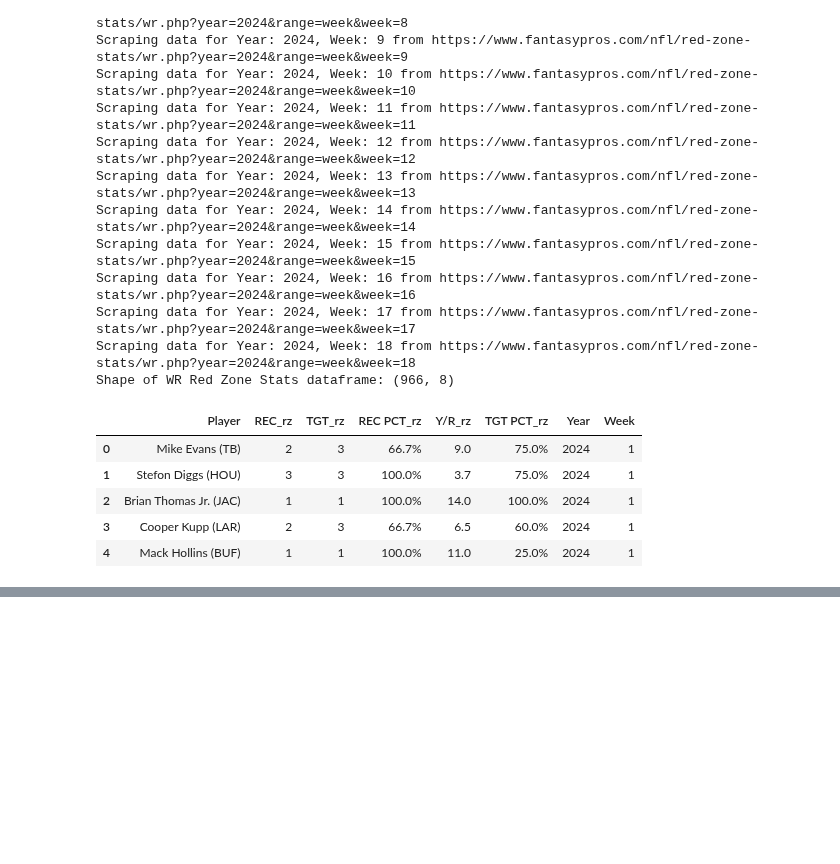
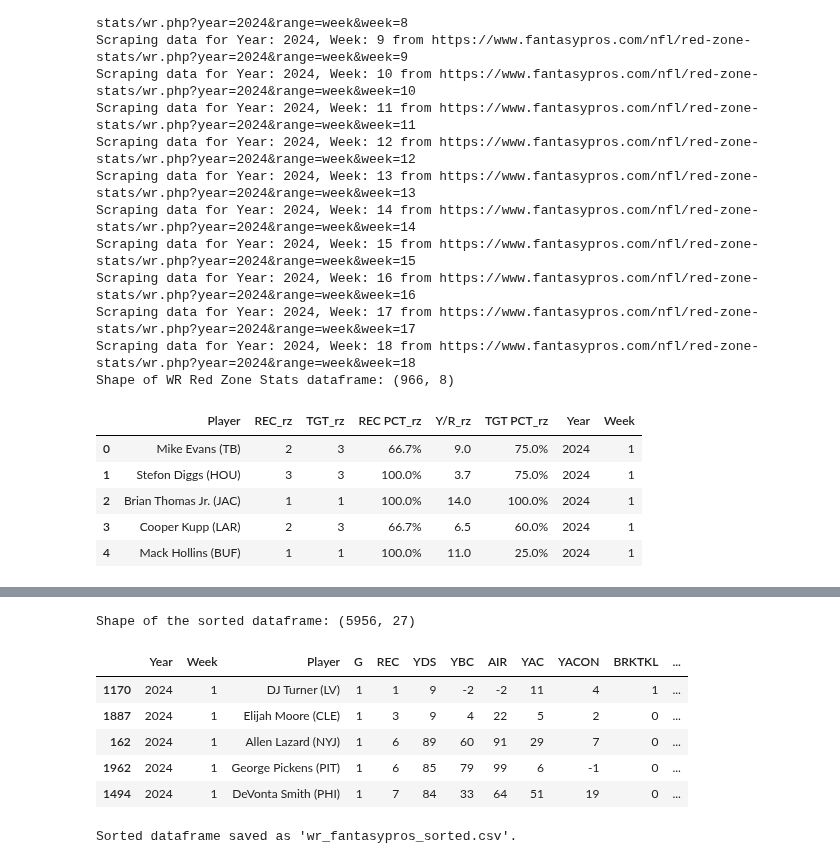
Before and after one commit to ARCtechmo/fanfav, a Jupyter notebook: wr_df.ipynb, the cells around one changed output, grey strips where cells are left out. Cells and saved outputs as stored; diff of their text form; code cells hidden in the pictures; blank space fills up the shorter version.

```diff
--- a/wr_df.ipynb
+++ b/wr_df.ipynb
@@ -577,0 +615,24 @@ Shape of WR Red Zone Stats dataframe: (966, 8)
+# %%
+# output: a dataframe of weekly WR advanced stats, fantasy and rosterd data, and redzone from fantasyPros
+# Order the merged dataframe by Year, Week, and YDS
+wr_adv_fp_rost_rz_merged_df_sorted = wr_adv_fp_rost_rz_merged_df.sort_values(
+    by=['Year', 'Week', 'YDS'],
+    ascending=[True, True, False]  # Ascending for Year and Week, Descending for YDS
+)
+
+# Display the shape and a sample of the sorted dataframe
+print(f"Shape of the sorted dataframe: {wr_adv_fp_rost_rz_merged_df_sorted.shape}")
+display(wr_adv_fp_rost_rz_merged_df_sorted.head())
+
+# Save the sorted dataframe to a CSV file
+wr_adv_fp_rost_rz_merged_df_sorted.to_csv('wr_fantasypros_sorted.csv', index=False)
+print("Sorted dataframe saved as 'wr_fantasypros_sorted.csv'.")
+# %% [output]
+Shape of the sorted dataframe: (5956, 27)
+|  | Year | Week | Player | G | REC | YDS | YBC | AIR | YAC | YACON | BRKTKL | ... |
+| 1170 | 2024 | 1 | DJ Turner (LV) | 1 | 1 | 9 | -2 | -2 | 11 | 4 | 1 | ... |
+| 1887 | 2024 | 1 | Elijah Moore (CLE) | 1 | 3 | 9 | 4 | 22 | 5 | 2 | 0 | ... |
+| 162 | 2024 | 1 | Allen Lazard (NYJ) | 1 | 6 | 89 | 60 | 91 | 29 | 7 | 0 | ... |
+| 1962 | 2024 | 1 | George Pickens (PIT) | 1 | 6 | 85 | 79 | 99 | 6 | -1 | 0 | ... |
+| 1494 | 2024 | 1 | DeVonta Smith (PHI) | 1 | 7 | 84 | 33 | 64 | 51 | 19 | 0 | ... |
+Sorted dataframe saved as 'wr_fantasypros_sorted.csv'.
```
Also changed, not shown: parts of 6 cells of this notebook.
